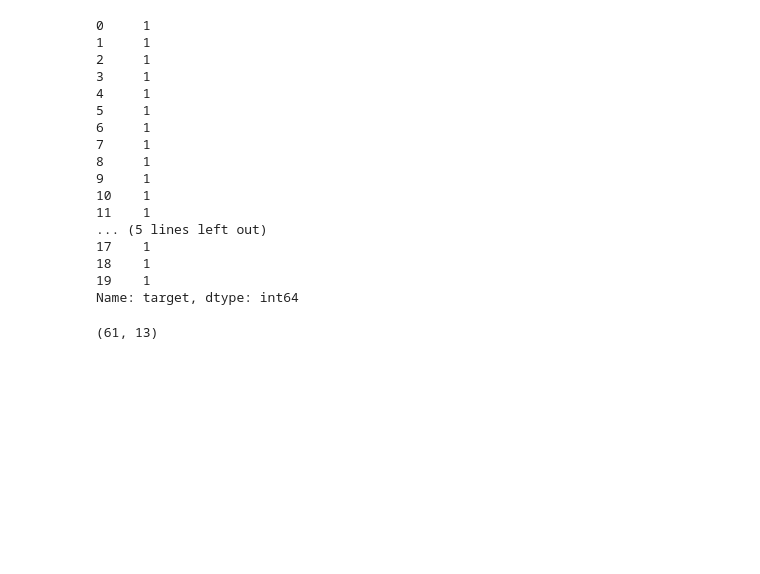
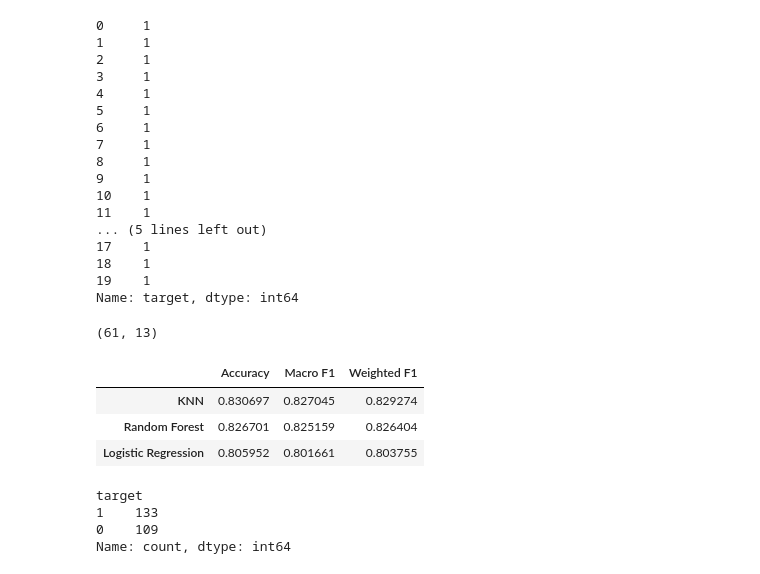
Before and after one commit to salilu1/heart-disease, a Jupyter notebook: heart_disease.ipynb, the cells around one changed output. Drawn from its saved outputs; the diff is of its cells as text; code cells hidden in the pictures; blank space fills up the shorter version.

Commit message:
Exepreminet different models to select best model

```diff
--- a/heart_disease.ipynb
+++ b/heart_disease.ipynb
@@ -293,0 +315,53 @@ X_test.shape
+# %%
+
+
+cv = StratifiedKFold(
+    n_splits=5,
+    shuffle=True,
+    random_state=42
+)
+
+scoring = {
+    "accuracy": "accuracy",
+    "f1_macro": "f1_macro",
+    "f1_weighted": "f1_weighted"
+}
+
+results = {}
+
+for name, model in models.items():
+
+    scores = cross_validate(
+        model,
+        X_train,
+        y_train,
+        cv=cv,
+        scoring=scoring
+    )
+
+    results[name] = {
+        "Accuracy": scores["test_accuracy"].mean(),
+        "Macro F1": scores["test_f1_macro"].mean(),
+        "Weighted F1": scores["test_f1_weighted"].mean()
+    }
+# %%
+results_df = pd.DataFrame(results).T
+
+results_df = results_df.sort_values(
+    by="Macro F1",
+    ascending=False
+)
+
+results_df
+# %% [output]
+|  | Accuracy | Macro F1 | Weighted F1 |
+| KNN | 0.830697 | 0.827045 | 0.829274 |
+| Random Forest | 0.826701 | 0.825159 | 0.826404 |
+| Logistic Regression | 0.805952 | 0.801661 | 0.803755 |
+# %%
+y_train.value_counts()
+# %% [output]
+target
+1    133
+0    109
+Name: count, dtype: int64
```
Also changed, not shown: parts of 2 cells of this notebook.
